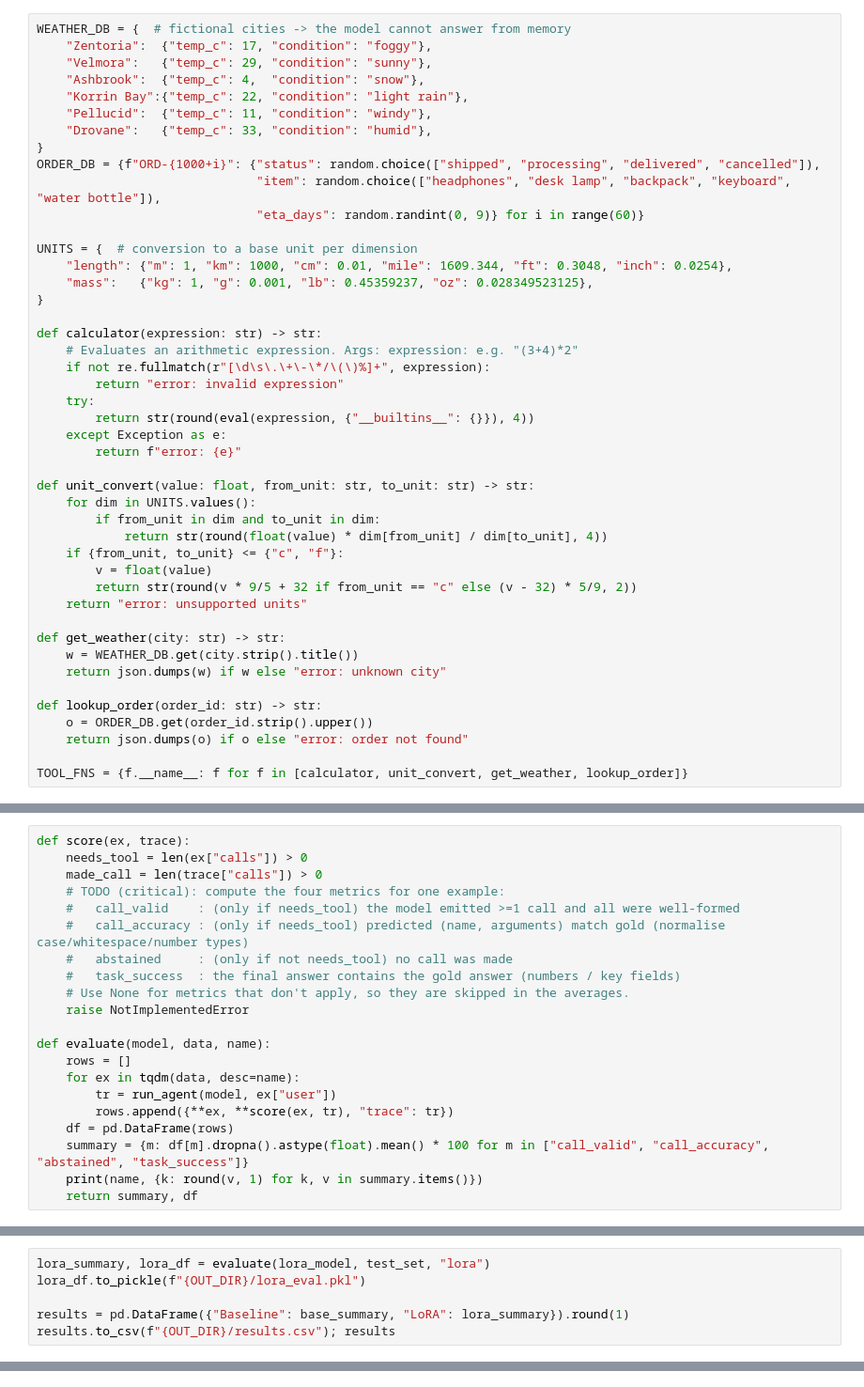
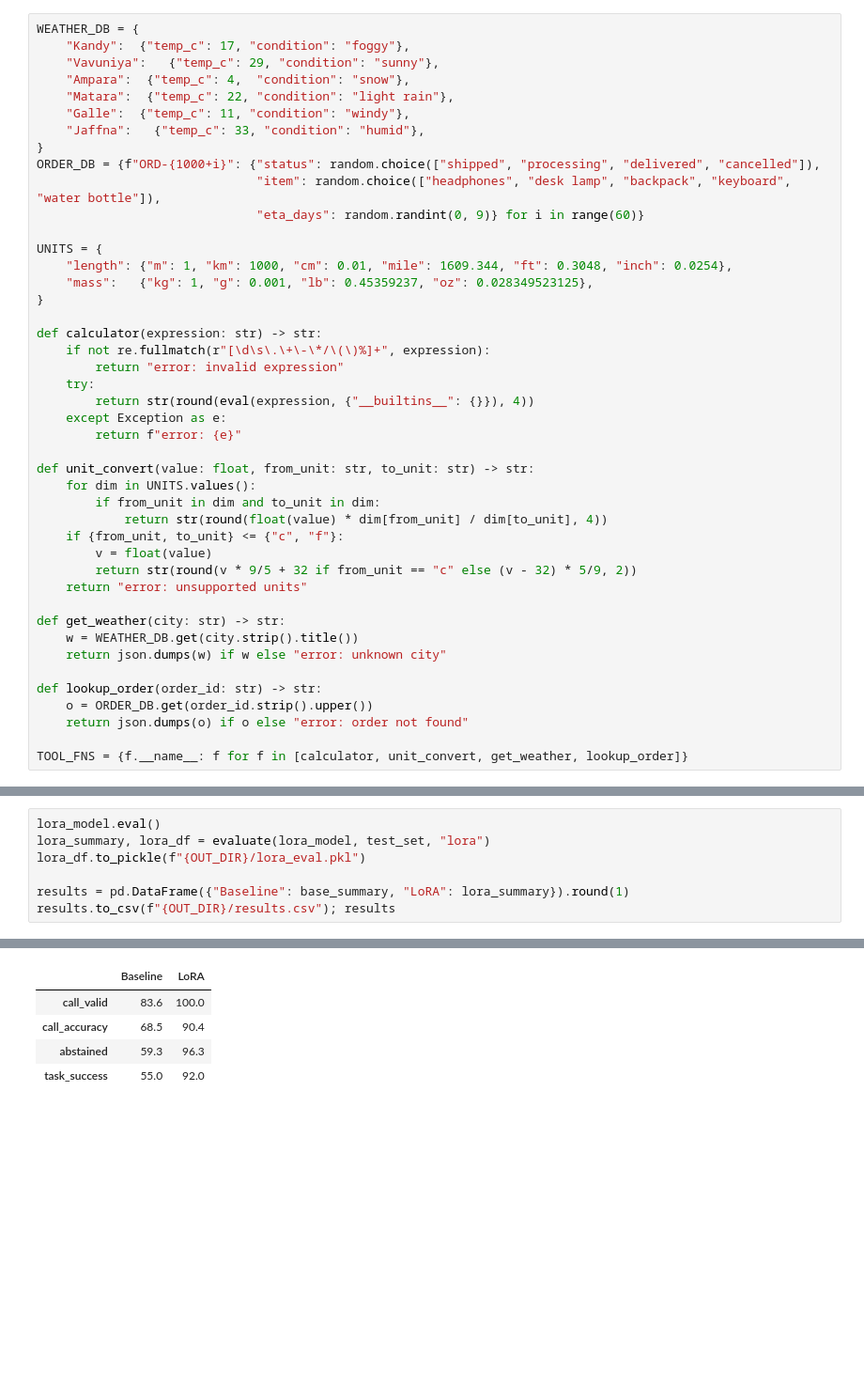
Before and after one commit to Sulojan2027/Vision_Coursework, a Jupyter notebook: Sem07_Deep_Learning_for_Vision/Assignment_1/part2.ipynb, the cells around one changed output, grey strips where cells are left out. Shown at 94% size. Saved outputs shown, nothing was run; the diff lists cells and outputs as text; blank space fills up the shorter version.

```diff
--- a/Sem07_Deep_Learning_for_Vision/Assignment_1/part2.ipynb
+++ b/Sem07_Deep_Learning_for_Vision/Assignment_1/part2.ipynb
@@ -52,23 +77,22 @@ CFG = dict(
 # %%
-WEATHER_DB = {  # fictional cities -> the model cannot answer from memory
-    "Zentoria":  {"temp_c": 17, "condition": "foggy"},
-    "Velmora":   {"temp_c": 29, "condition": "sunny"},
-    "Ashbrook":  {"temp_c": 4,  "condition": "snow"},
-    "Korrin Bay":{"temp_c": 22, "condition": "light rain"},
-    "Pellucid":  {"temp_c": 11, "condition": "windy"},
-    "Drovane":   {"temp_c": 33, "condition": "humid"},
+WEATHER_DB = {
+    "Kandy":  {"temp_c": 17, "condition": "foggy"},
+    "Vavuniya":   {"temp_c": 29, "condition": "sunny"},
+    "Ampara":  {"temp_c": 4,  "condition": "snow"},
+    "Matara":  {"temp_c": 22, "condition": "light rain"},
+    "Galle":  {"temp_c": 11, "condition": "windy"},
+    "Jaffna":   {"temp_c": 33, "condition": "humid"},
 }
 ORDER_DB = {f"ORD-{1000+i}": {"status": random.choice(["shipped", "processing", "delivered", "cancelled"]),
                               "item": random.choice(["headphones", "desk lamp", "backpack", "keyboard", "water bottle"]),
                               "eta_days": random.randint(0, 9)} for i in range(60)}
 
-UNITS = {  # conversion to a base unit per dimension
+UNITS = {
     "length": {"m": 1, "km": 1000, "cm": 0.01, "mile": 1609.344, "ft": 0.3048, "inch": 0.0254},
     "mass":   {"kg": 1, "g": 0.001, "lb": 0.45359237, "oz": 0.028349523125},
 }
 
 def calculator(expression: str) -> str:
-    # Evaluates an arithmetic expression. Args: expression: e.g. "(3+4)*2"
     if not re.fullmatch(r"[\d\s\.\+\-\*/\(\)%]+", expression):
         return "error: invalid expression"
     try:
@@ -221,21 +460,0 @@ print(tok.apply_chat_template(to_chat(train_set[0]), tools=TOOLS, tokenize=False
-# %%
-def score(ex, trace):
-    needs_tool = len(ex["calls"]) > 0
-    made_call = len(trace["calls"]) > 0
-    # TODO (critical): compute the four metrics for one example:
-    #   call_valid    : (only if needs_tool) the model emitted >=1 call and all were well-formed
-    #   call_accuracy : (only if needs_tool) predicted (name, arguments) match gold (normalise case/whitespace/number types)
-    #   abstained     : (only if not needs_tool) no call was made
-    #   task_success  : the final answer contains the gold answer (numbers / key fields)
-    # Use None for metrics that don't apply, so they are skipped in the averages.
-    raise NotImplementedError
-
-def evaluate(model, data, name):
-    rows = []
-    for ex in tqdm(data, desc=name):
-        tr = run_agent(model, ex["user"])
-        rows.append({**ex, **score(ex, tr), "trace": tr})
-    df = pd.DataFrame(rows)
-    summary = {m: df[m].dropna().astype(float).mean() * 100 for m in ["call_valid", "call_accuracy", "abstained", "task_success"]}
-    print(name, {k: round(v, 1) for k, v in summary.items()})
-    return summary, df
@@ -288,6 +614,8 @@ lora_model.save_pretrained(f"{OUT_DIR}/lora/adapter")
 # %%
+lora_model.eval()
 lora_summary, lora_df = evaluate(lora_model, test_set, "lora")
 lora_df.to_pickle(f"{OUT_DIR}/lora_eval.pkl")
 
 results = pd.DataFrame({"Baseline": base_summary, "LoRA": lora_summary}).round(1)
 results.to_csv(f"{OUT_DIR}/results.csv"); results
+# %% [output]
@@ -293,0 +623,5 @@ results.to_csv(f"{OUT_DIR}/results.csv"); results
+|  | Baseline | LoRA |
+| call_valid | 83.6 | 100.0 |
+| call_accuracy | 68.5 | 90.4 |
+| abstained | 59.3 | 96.3 |
+| task_success | 55.0 | 92.0 |
```
Also changed, not shown: parts of 43 cells of this notebook, 5 other files.
